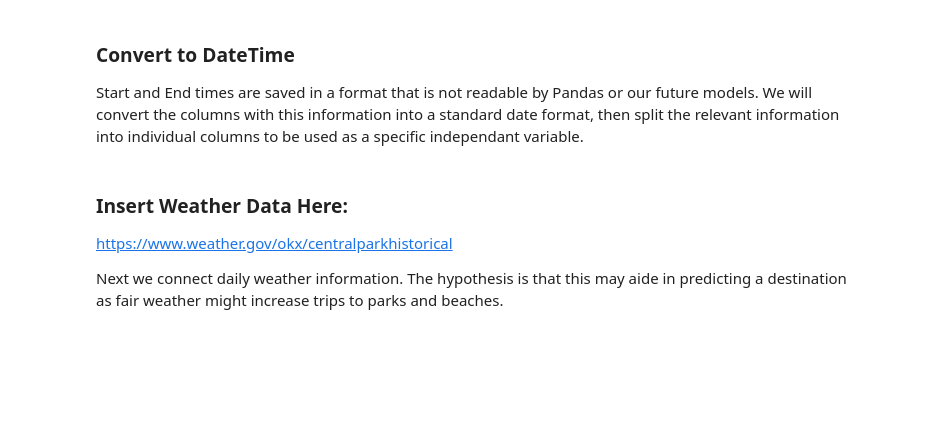
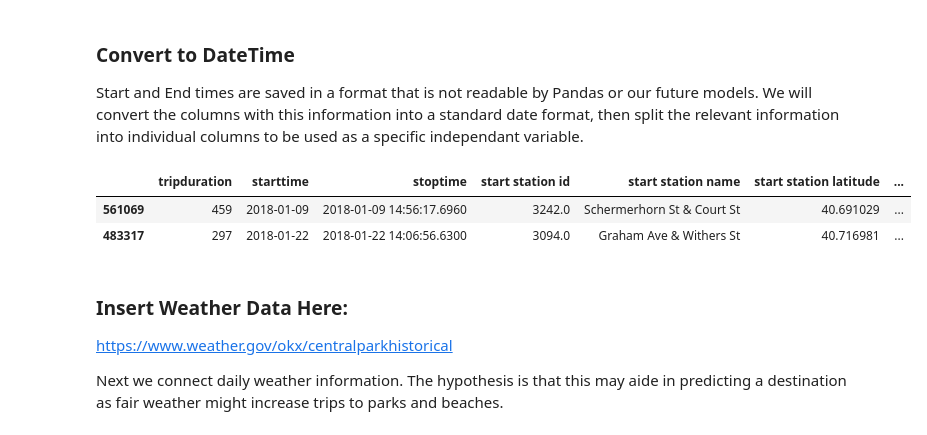
Before and after one commit to lewi0332/flatiron_mod_3_citibike, a Jupyter notebook: citibike_data_cleaning_and_eda.ipynb, the cells around one changed output. Drawn from its saved outputs; the diff is of its cells as text; code cells hidden in the pictures; blank space fills up the shorter version.

```diff
--- a/citibike_data_cleaning_and_eda.ipynb
+++ b/citibike_data_cleaning_and_eda.ipynb
@@ -55,6 +81,12 @@ big['start_date'] = big.starttime.dt.day
 
 big['starttime'] = big.starttime.dt.date
 big['starttime'] = pd.to_datetime(big['starttime'])
+# %%
+big.head(2)
+# %% [output]
+|  | tripduration | starttime | stoptime | start station id | start station name | start station latitude | ... |
+| 561069 | 459 | 2018-01-09 | 2018-01-09 14:56:17.6960 | 3242.0 | Schermerhorn St & Court St | 40.691029 | ... |
+| 483317 | 297 | 2018-01-22 | 2018-01-22 14:06:56.6300 | 3094.0 | Graham Ave & Withers St | 40.716981 | ... |
 # %% [markdown]
 ### Insert Weather Data Here:
 
```
Also changed, not shown: parts of 54 cells of this notebook, 3 other files.
